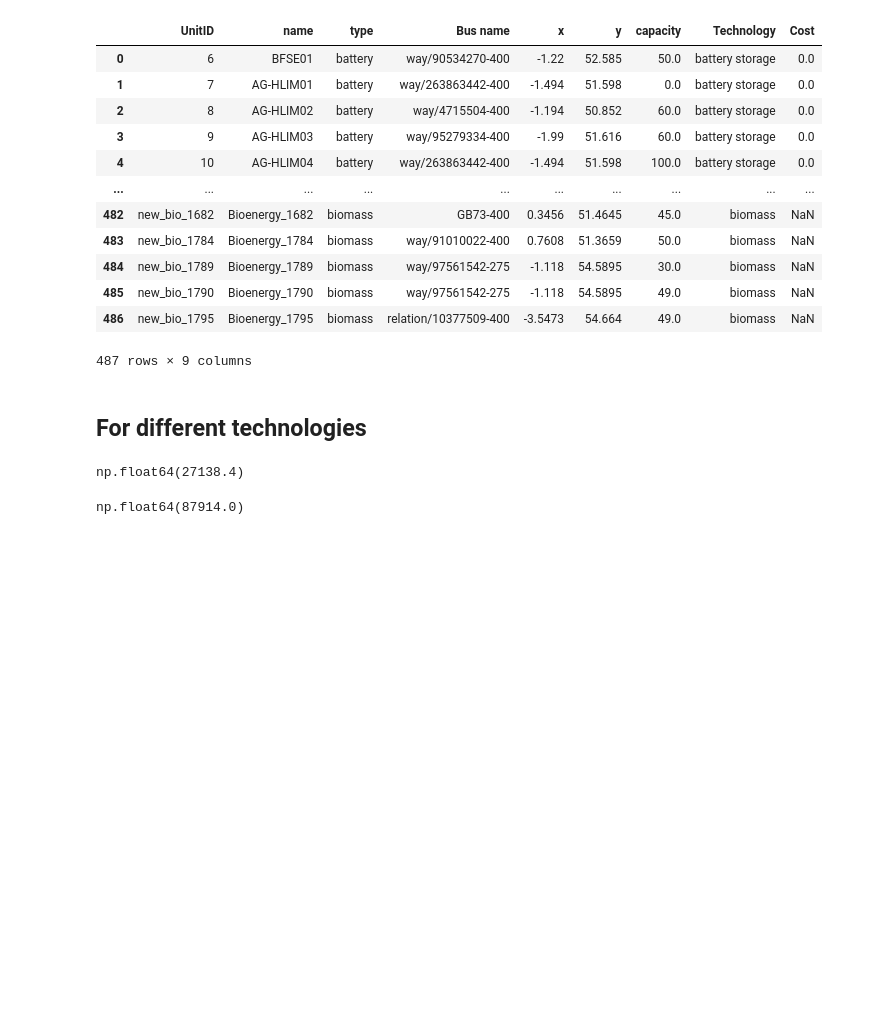
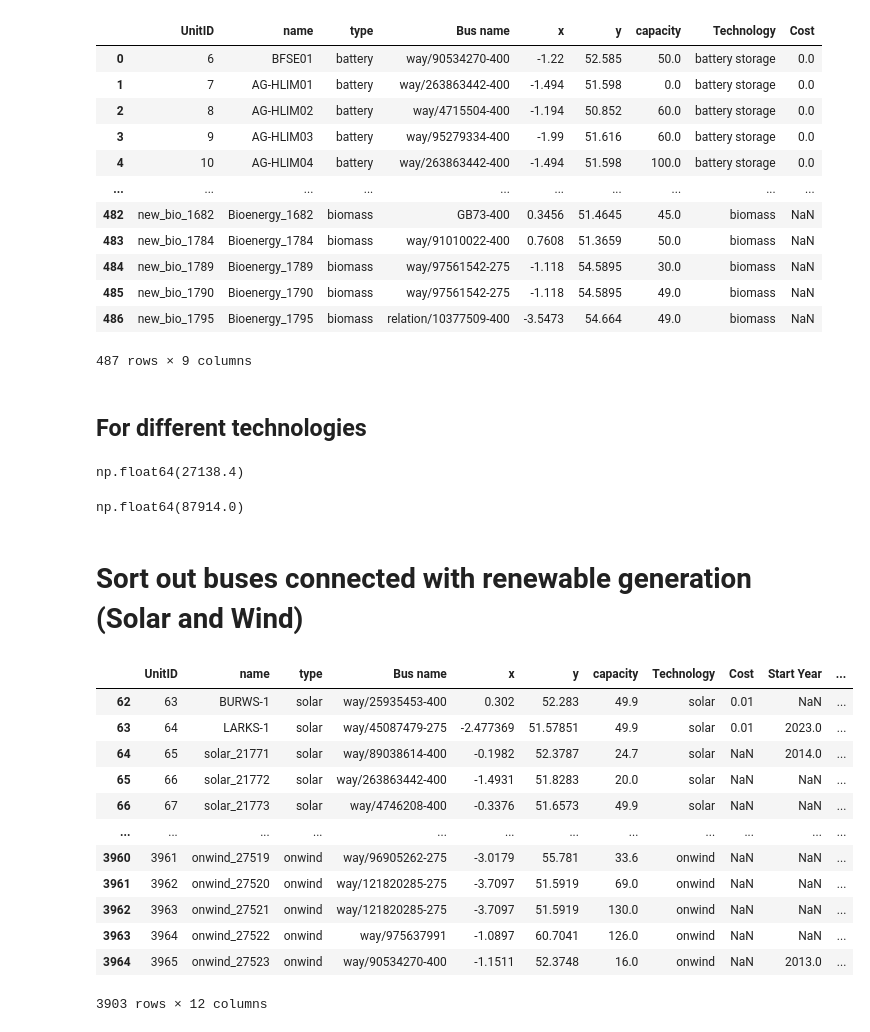
Before and after one commit to zhichuanma/Nature-EV, a Jupyter notebook: data/Units_data_compare/Units_data_compare.ipynb, the cells around one changed output. Cells and saved outputs as stored; diff of their text form; code cells hidden in the pictures; blank space fills up the shorter version.

```diff
--- a/data/Units_data_compare/Units_data_compare.ipynb
+++ b/data/Units_data_compare/Units_data_compare.ipynb
@@ -3,7 +5,7 @@
 # %%
 import pandas as pd
 
-df_Units = pd.read_csv('../Units.csv')
+df_Units = pd.read_csv('./Units_modified.csv')
 df_Buses = pd.read_csv('../Buses.csv')
 df_Units_modified = df_Units[(df_Units['type'] != 'interconnector') & (df_Units['type'] != 'demand_flex')]
 df_Units_modified
@@ -230,3 +232,22 @@ np.float64(27138.4)
 df_Units_all_tech[df_Units_all_tech['Status'] == 'operating']['capacity'].sum()
 # %% [output]
 np.float64(87914.0)
+# %% [markdown]
+# Sort out buses connected with renewable generation (Solar and Wind)
+# %%
+df_Units_renewable = df_Units_all_tech[df_Units_all_tech['type'].isin(['solar', 'offwind', 'onwind'])]
+df_Units_renewable
+# %% [output]
+|  | UnitID | name | type | Bus name | x | y | capacity | Technology | Cost | Start Year | ... |
+| 62 | 63 | BURWS-1 | solar | way/25935453-400 | 0.302 | 52.283 | 49.9 | solar | 0.01 | NaN | ... |
+| 63 | 64 | LARKS-1 | solar | way/45087479-275 | -2.477369 | 51.57851 | 49.9 | solar | 0.01 | 2023.0 | ... |
+| 64 | 65 | solar_21771 | solar | way/89038614-400 | -0.1982 | 52.3787 | 24.7 | solar | NaN | 2014.0 | ... |
+| 65 | 66 | solar_21772 | solar | way/263863442-400 | -1.4931 | 51.8283 | 20.0 | solar | NaN | NaN | ... |
+| 66 | 67 | solar_21773 | solar | way/4746208-400 | -0.3376 | 51.6573 | 49.9 | solar | NaN | NaN | ... |
+| ... | ... | ... | ... | ... | ... | ... | ... | ... | ... | ... | ... |
+| 3960 | 3961 | onwind_27519 | onwind | way/96905262-275 | -3.0179 | 55.781 | 33.6 | onwind | NaN | NaN | ... |
+| 3961 | 3962 | onwind_27520 | onwind | way/121820285-275 | -3.7097 | 51.5919 | 69.0 | onwind | NaN | NaN | ... |
+| 3962 | 3963 | onwind_27521 | onwind | way/121820285-275 | -3.7097 | 51.5919 | 130.0 | onwind | NaN | NaN | ... |
+| 3963 | 3964 | onwind_27522 | onwind | way/975637991 | -1.0897 | 60.7041 | 126.0 | onwind | NaN | NaN | ... |
+| 3964 | 3965 | onwind_27523 | onwind | way/90534270-400 | -1.1511 | 52.3748 | 16.0 | onwind | NaN | 2013.0 | ... |
+3903 rows × 12 columns
```
Also changed, not shown: parts of 2 cells of this notebook, 12 other files.
